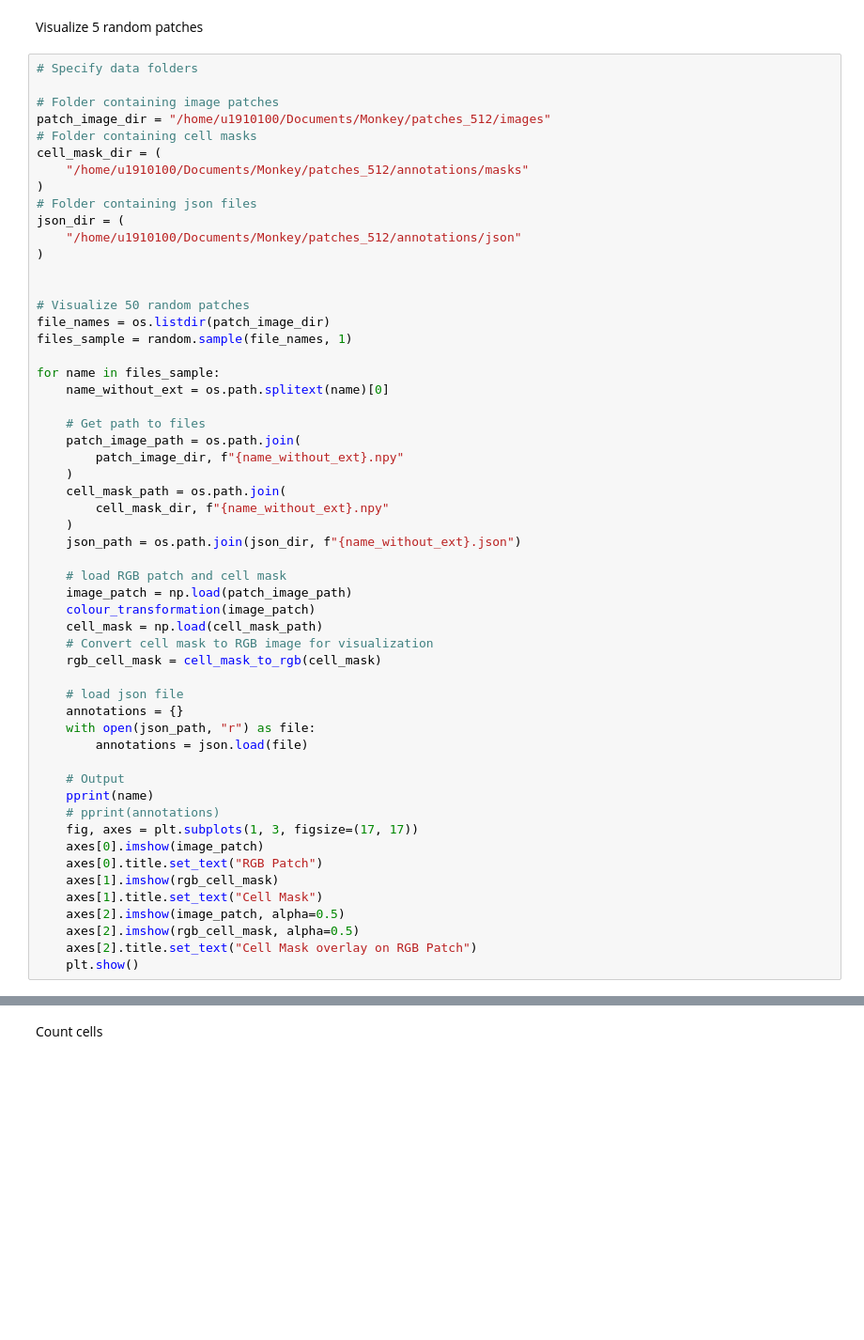
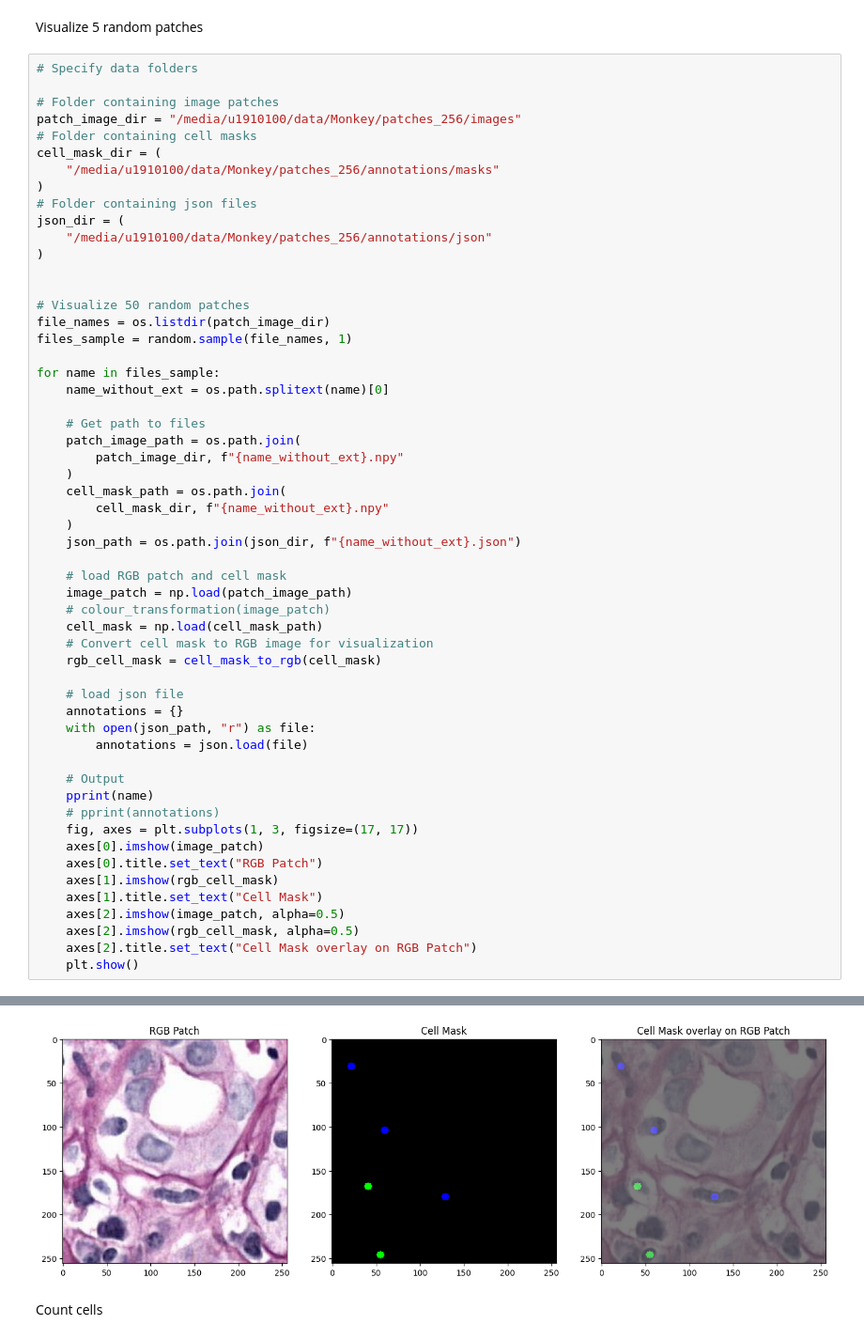
Before and after one commit to aamirchaudry29/Monkey_TIAKong, a Jupyter notebook: notebooks/patch_visualization.ipynb, the cells around one changed output, grey strips where cells are left out. Shown at 94% size. Saved outputs shown, nothing was run; the diff lists cells and outputs as text; blank space fills up the shorter version.

```diff
--- a/notebooks/patch_visualization.ipynb
+++ b/notebooks/patch_visualization.ipynb
@@ -79,14 +79,14 @@ Visualize 5 random patches
 # Specify data folders
 
 # Folder containing image patches
-patch_image_dir = "/home/u1910100/Documents/Monkey/patches_512/images"
+patch_image_dir = "/media/u1910100/data/Monkey/patches_256/images"
 # Folder containing cell masks
 cell_mask_dir = (
-    "/home/u1910100/Documents/Monkey/patches_512/annotations/masks"
+    "/media/u1910100/data/Monkey/patches_256/annotations/masks"
 )
 # Folder containing json files
 json_dir = (
-    "/home/u1910100/Documents/Monkey/patches_512/annotations/json"
+    "/media/u1910100/data/Monkey/patches_256/annotations/json"
 )
 
 
@@ -108,7 +108,7 @@ for name in files_sample:
 
     # load RGB patch and cell mask
     image_patch = np.load(patch_image_path)
-    colour_transformation(image_patch)
+    # colour_transformation(image_patch)
     cell_mask = np.load(cell_mask_path)
     # Convert cell mask to RGB image for visualization
     rgb_cell_mask = cell_mask_to_rgb(cell_mask)
@@ -130,3 +130,4 @@ for name in files_sample:
     axes[2].imshow(rgb_cell_mask, alpha=0.5)
     axes[2].title.set_text("Cell Mask overlay on RGB Patch")
     plt.show()
+# %% [output]
@@ -133,3 +135,4 @@ for name in files_sample:
+[figure, added]
 # %% [markdown]
 Count cells
 # %%
```
Also changed, not shown: parts of 5 cells of this notebook, 7 other files.
